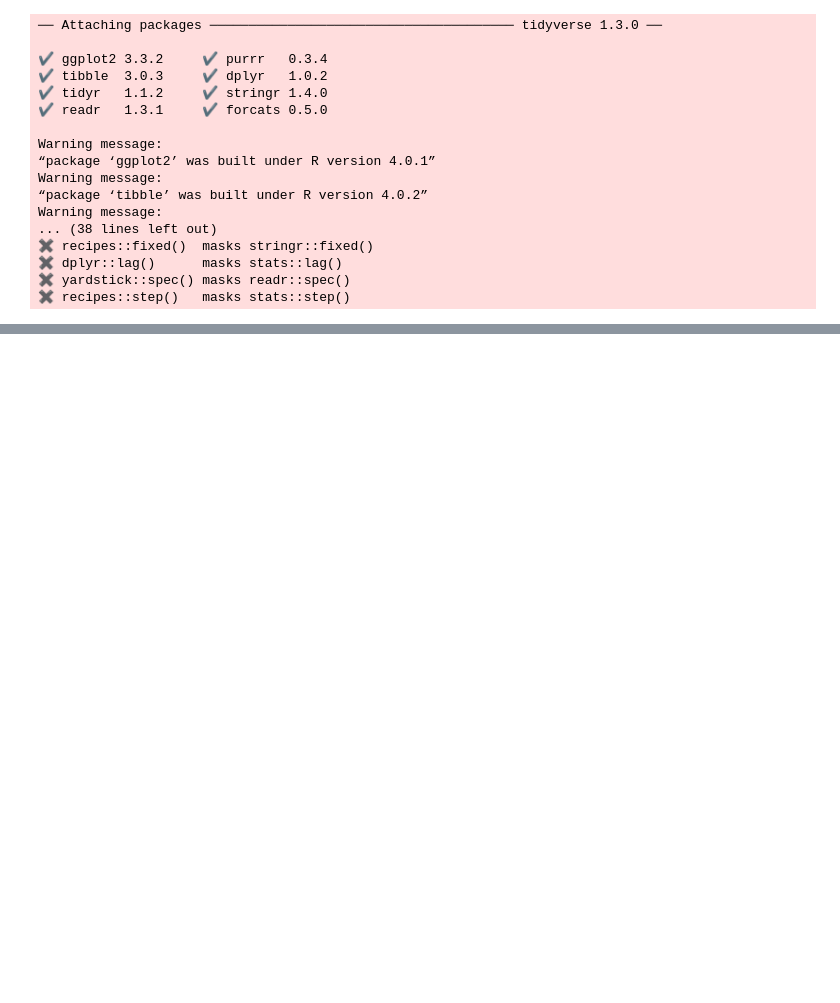
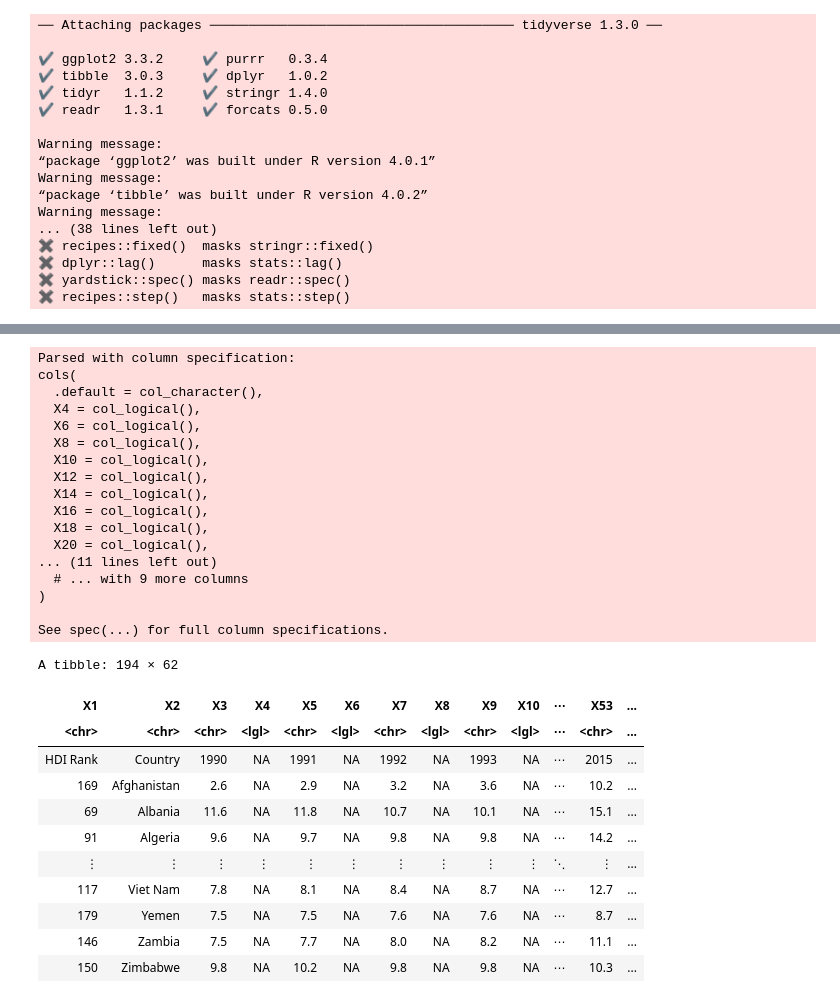
Before and after one commit to MarranaTT/Group_46_Final_Project, a Jupyter notebook: Final.ipynb, the cells around one changed output, grey strips where cells are left out. Saved outputs shown, nothing was run; the diff lists cells and outputs as text; code cells hidden in the pictures; blank space fills up the shorter version.

```diff
--- a/Final.ipynb
+++ b/Final.ipynb
@@ -165,0 +28,45 @@ Warning message:
+# %%
+options(repr.matrix.max.rows= 8)
+
+Expected_Years_of_Schooling_vs_HDI<- read_tsv("https://raw.githubusercontent.com/MarranaTT/Group_46_Final_Project/main/Expected_years%20of%20schooling_(years).tsv",
+    col_names = FALSE, skip =6)%>%
+    slice(1:(n()-9))%>%
+        select(X1:X62)%>%
+        filter(X1 != "NA")
+Expected_Years_of_Schooling_vs_HDI
+
+
+#The raw data was read in, and edited so that it had a structure from which we could start to make it tidy.
+
+# The data alterations included skipping/getting rid of rows, choosing only certain columns,
+# an excluding any values that were not pertinent to our analysis.
+# %% [output]
+Parsed with column specification:
+cols(
+  .default = col_character(),
+  X4 = col_logical(),
+  X6 = col_logical(),
+  X8 = col_logical(),
+  X10 = col_logical(),
+  X12 = col_logical(),
+  X14 = col_logical(),
+  X16 = col_logical(),
+  X18 = col_logical(),
+  X20 = col_logical(),
+... (11 lines left out)
+  # ... with 9 more columns
+)
+
+See spec(...) for full column specifications.
+A tibble: 194 × 62
+| X1 | X2 | X3 | X4 | X5 | X6 | X7 | X8 | X9 | X10 | ⋯ | X53 | ... |
+| <chr> | <chr> | <chr> | <lgl> | <chr> | <lgl> | <chr> | <lgl> | <chr> | <lgl> | ⋯ | <chr> | ... |
+| HDI Rank | Country | 1990 | NA | 1991 | NA | 1992 | NA | 1993 | NA | ⋯ | 2015 | ... |
+| 169 | Afghanistan | 2.6 | NA | 2.9 | NA | 3.2 | NA | 3.6 | NA | ⋯ | 10.2 | ... |
+| 69 | Albania | 11.6 | NA | 11.8 | NA | 10.7 | NA | 10.1 | NA | ⋯ | 15.1 | ... |
+| 91 | Algeria | 9.6 | NA | 9.7 | NA | 9.8 | NA | 9.8 | NA | ⋯ | 14.2 | ... |
+| ⋮ | ⋮ | ⋮ | ⋮ | ⋮ | ⋮ | ⋮ | ⋮ | ⋮ | ⋮ | ⋱ | ⋮ | ... |
+| 117 | Viet Nam | 7.8 | NA | 8.1 | NA | 8.4 | NA | 8.7 | NA | ⋯ | 12.7 | ... |
+| 179 | Yemen | 7.5 | NA | 7.5 | NA | 7.6 | NA | 7.6 | NA | ⋯ | 8.7 | ... |
+| 146 | Zambia | 7.5 | NA | 7.7 | NA | 8.0 | NA | 8.2 | NA | ⋯ | 11.1 | ... |
+| 150 | Zimbabwe | 9.8 | NA | 10.2 | NA | 9.8 | NA | 9.8 | NA | ⋯ | 10.3 | ... |
```
Also changed, not shown: parts of 19 cells of this notebook.
